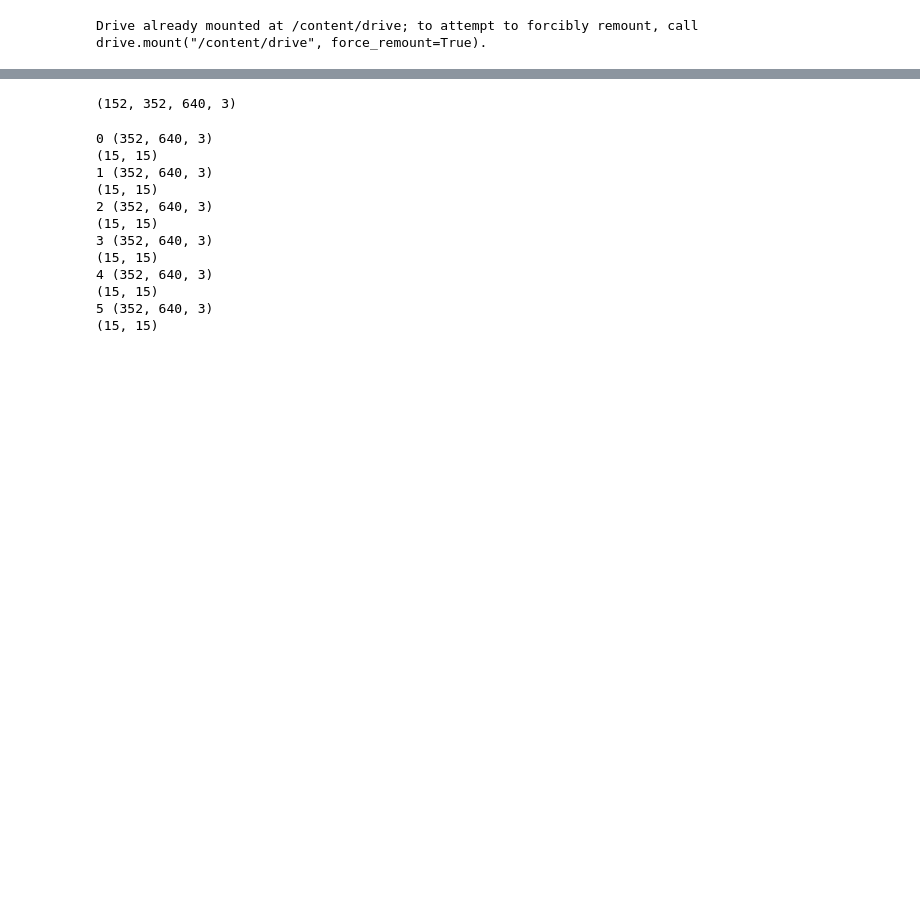
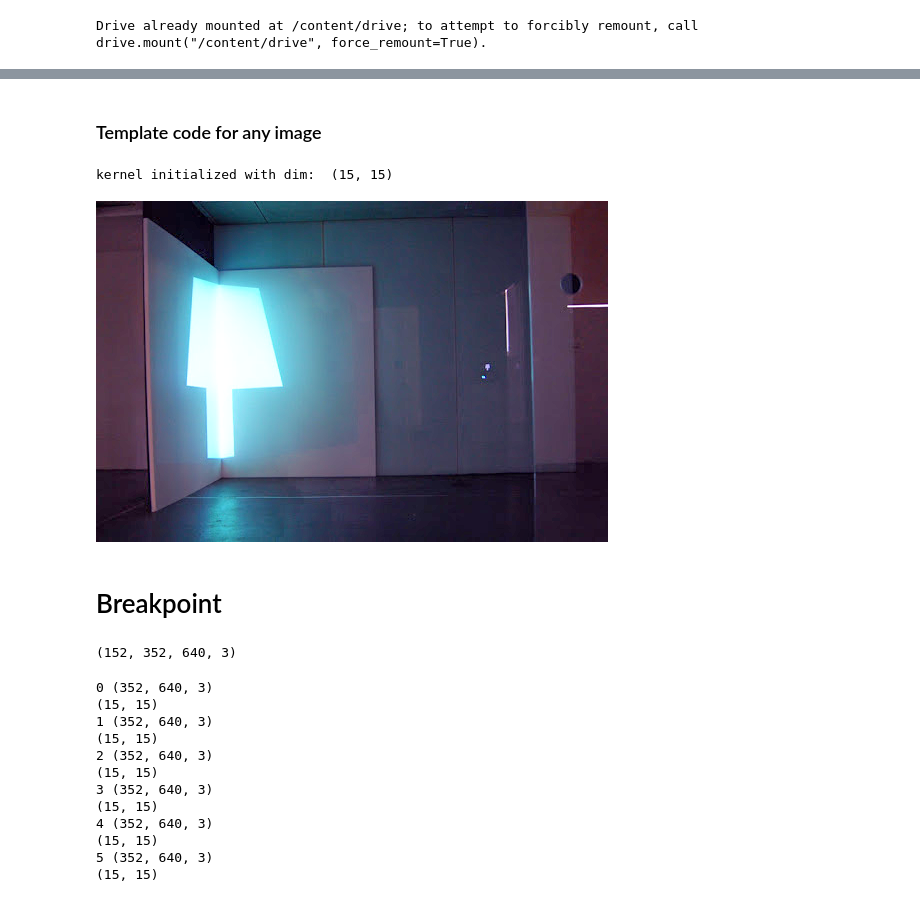
Before and after one commit to Computer-Vision-IIITH-2021/project-rc-squad, a Jupyter notebook: CV_PROJECT.ipynb, the cells around one changed output, grey strips where cells are left out. Saved outputs shown, nothing was run; the diff lists cells and outputs as text; code cells hidden in the pictures; blank space fills up the shorter version.

```diff
--- a/CV_PROJECT.ipynb
+++ b/CV_PROJECT.ipynb
@@ -202,3 +201,16 @@ def merge(img1, img2, img3):
+# %% [markdown]
+### Template code for any image
+# %%
+imgpath = "low_light3.jpg"
+image = cv2.imread(imgpath)
+corr1 , corr2 = illuminate_image(image,image_config)
+fused_images = merge(image, corr1, corr2)
+cv2_imshow(fused_images*255)
+# %% [output]
+kernel initialized with dim:  (15, 15)
+[figure, added]
+# %% [markdown]
+# Breakpoint
 # %%
 
 import numpy as np
```
Also changed, not shown: parts of 15 cells of this notebook.
